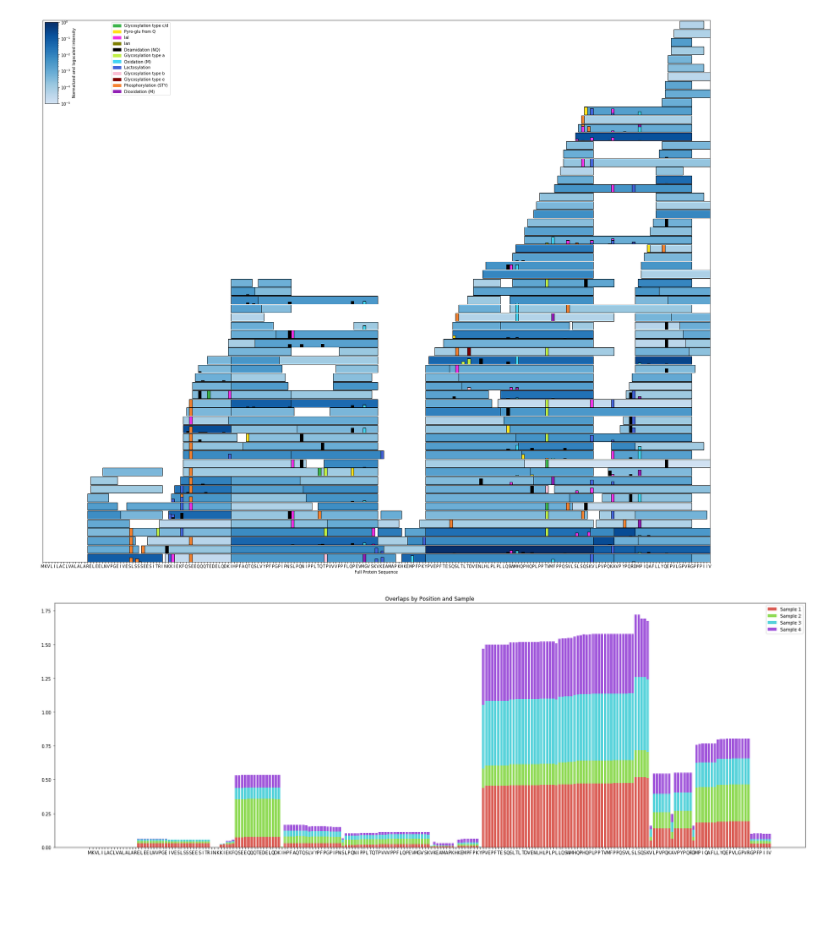
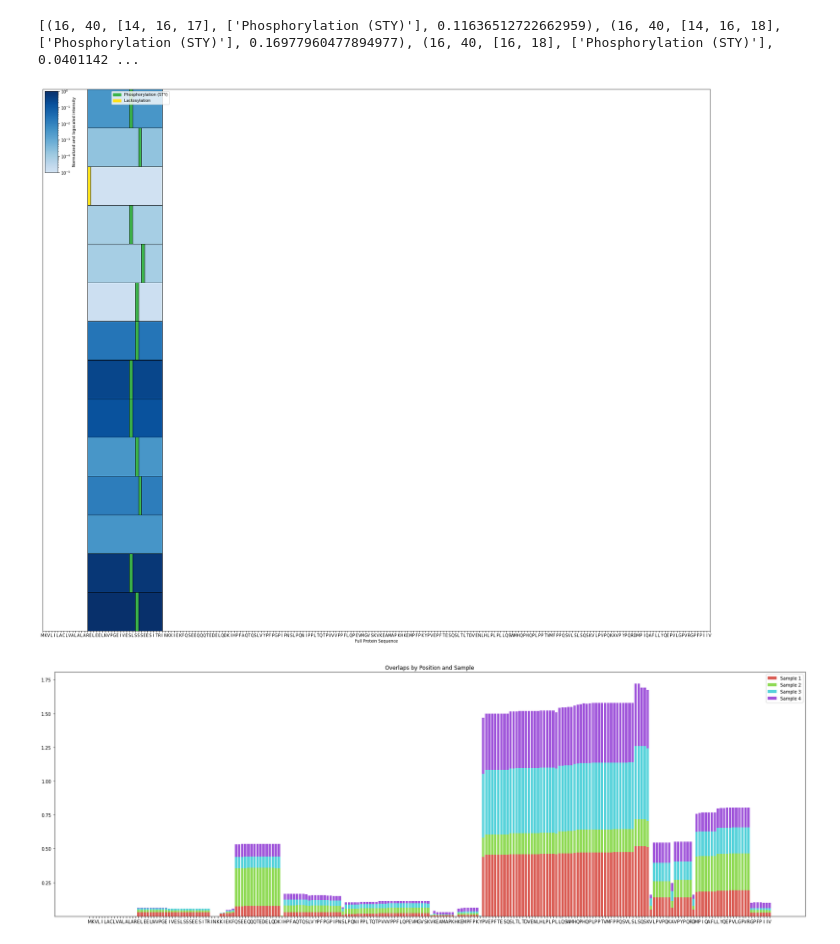
Before and after one commit to Munklinde96/Data_Visualization, a Jupyter notebook: viz7.ipynb, the cells around one changed output. Saved outputs shown, nothing was run; the diff lists cells and outputs as text; code cells hidden in the pictures; blank space fills up the shorter version.

```diff
--- a/viz7.ipynb
+++ b/viz7.ipynb
@@ -4,10 +4,7 @@ from segment_plot import create_and_plot_segment_plot
 from sample_heatmap import create_and_plot_sample_heatmap
 from overlap_plots import create_and_plot_overlap_plot, create_and_plot_overlap_heat_map_and_gradient_heatmap
 
-# df = get_and_prepare_data(data_path='protein-peptides.csv')
-df = get_and_prepare_data(data_path='UHT milk P036.csv')
-
-#create_and_plot_segment_plot(df, spacing = 0.2, color_scale ='Blues', is_log_scaled=True, start_end_indices=(16, 40), is_stacked=False)
-# create_and_plot_segment_plot(df, _protein='P80457|XDH_BOVIN', spacing = 0.2, color_scale ='Blues', is_log_scaled=True)
-create_and_plot_segment_plot(df, spacing = 0.2, color_scale ='Blues', is_log_scaled=True, selected_sample_indices=[1,3])
+df = get_and_prepare_data()
+create_and_plot_segment_plot(df, spacing = 0, standard_height = 0.2, color_scale ='Blues', is_log_scaled=True, start_end_indices=(16, 40), is_stacked=False)
+# create_and_plot_segment_plot(df, spacing = 0.2, color_scale ='Blues', is_log_scaled=True)
 # %% [output]
@@ -16,4 +26,5 @@ selected samples:  ['Area Sample 1', 'Area Sample 3']
+[(16, 40, [14, 16, 17], ['Phosphorylation (STY)'], 0.11636512722662959), (16, 40, [14, 16, 18], ['Phosphorylation (STY)'], 0.16977960477894977), (16, 40, [16, 18], ['Phosphorylation (STY)'], 0.0401142 ...
-[figure, old version]
+[figure, new version]
 # %%
 create_and_plot_overlap_plot(df)
 # %% [output]
```
Also changed, not shown: parts of 1 cell of this notebook, 2 other files.
